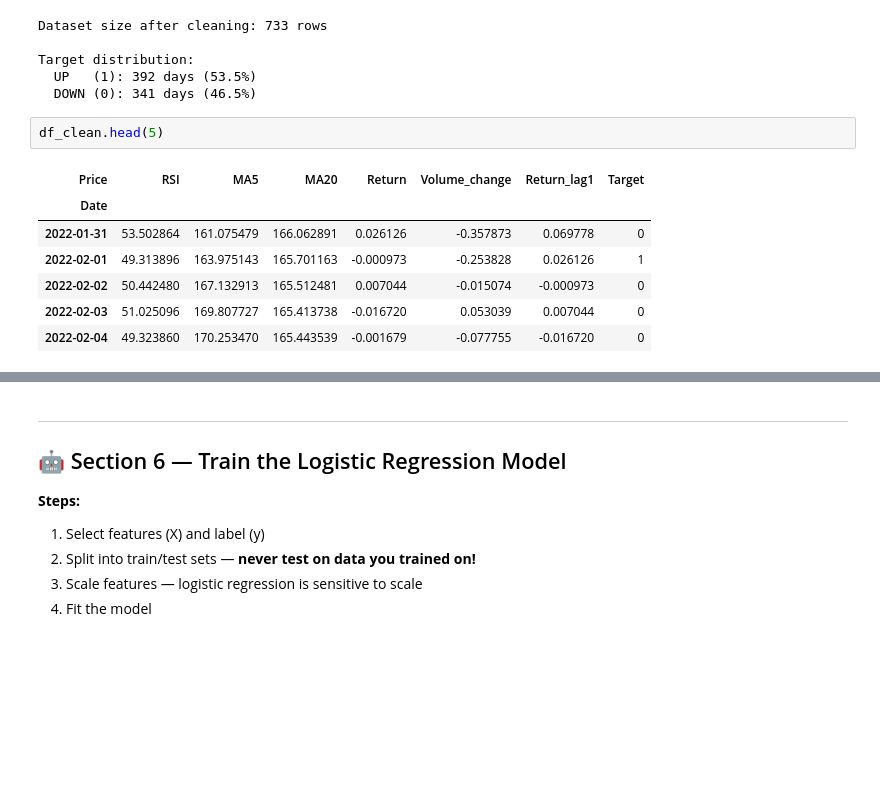
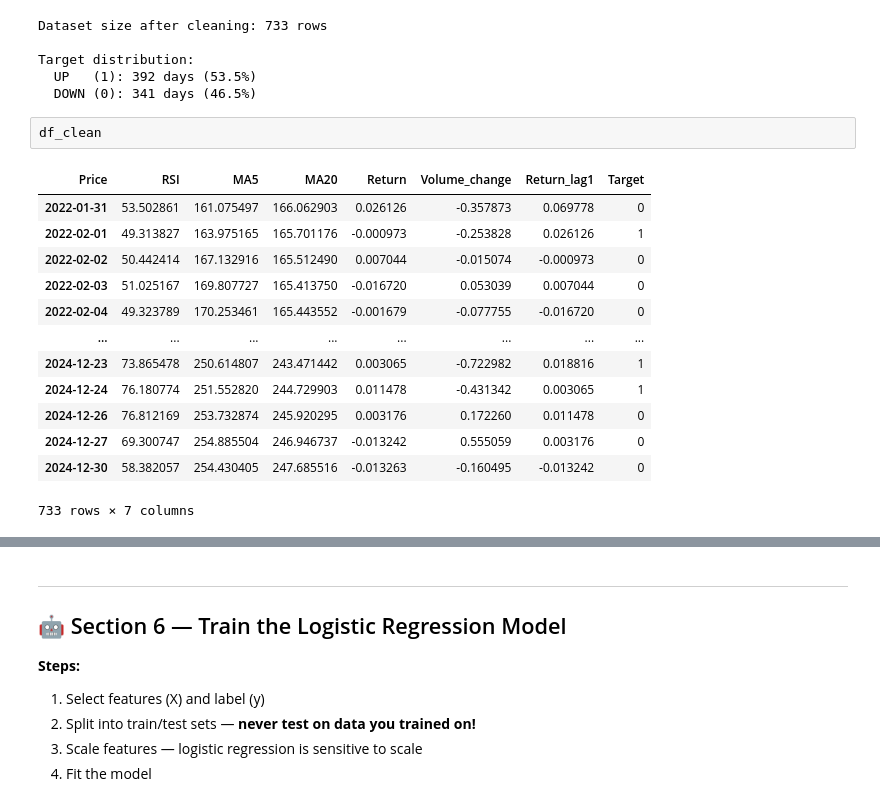
Before and after one commit to ash322ash422/tut_ml, a Jupyter notebook: 2_classify_logistic_regression/logistic_regression_stocks.ipynb, the cells around one changed output, grey strips where cells are left out. Cells and saved outputs as stored; diff of their text form; blank space fills up the shorter version.

```diff
--- a/2_classify_logistic_regression/logistic_regression_stocks.ipynb
+++ b/2_classify_logistic_regression/logistic_regression_stocks.ipynb
@@ -358,13 +413,19 @@ Target distribution:
   UP   (1): 392 days (53.5%)
   DOWN (0): 341 days (46.5%)
 # %%
-df_clean.head(5)
+df_clean
 # %% [output]
 | Price | RSI | MA5 | MA20 | Return | Volume_change | Return_lag1 | Target |
-| Date |  |  |  |  |  |  |  |
-| 2022-01-31 | 53.502864 | 161.075479 | 166.062891 | 0.026126 | -0.357873 | 0.069778 | 0 |
-| 2022-02-01 | 49.313896 | 163.975143 | 165.701163 | -0.000973 | -0.253828 | 0.026126 | 1 |
-| 2022-02-02 | 50.442480 | 167.132913 | 165.512481 | 0.007044 | -0.015074 | -0.000973 | 0 |
-| 2022-02-03 | 51.025096 | 169.807727 | 165.413738 | -0.016720 | 0.053039 | 0.007044 | 0 |
-| 2022-02-04 | 49.323860 | 170.253470 | 165.443539 | -0.001679 | -0.077755 | -0.016720 | 0 |
+| 2022-01-31 | 53.502861 | 161.075497 | 166.062903 | 0.026126 | -0.357873 | 0.069778 | 0 |
+| 2022-02-01 | 49.313827 | 163.975165 | 165.701176 | -0.000973 | -0.253828 | 0.026126 | 1 |
+| 2022-02-02 | 50.442414 | 167.132916 | 165.512490 | 0.007044 | -0.015074 | -0.000973 | 0 |
+| 2022-02-03 | 51.025167 | 169.807727 | 165.413750 | -0.016720 | 0.053039 | 0.007044 | 0 |
+| 2022-02-04 | 49.323789 | 170.253461 | 165.443552 | -0.001679 | -0.077755 | -0.016720 | 0 |
+| ... | ... | ... | ... | ... | ... | ... | ... |
+| 2024-12-23 | 73.865478 | 250.614807 | 243.471442 | 0.003065 | -0.722982 | 0.018816 | 1 |
+| 2024-12-24 | 76.180774 | 251.552820 | 244.729903 | 0.011478 | -0.431342 | 0.003065 | 1 |
+| 2024-12-26 | 76.812169 | 253.732874 | 245.920295 | 0.003176 | 0.172260 | 0.011478 | 0 |
+| 2024-12-27 | 69.300747 | 254.885504 | 246.946737 | -0.013242 | 0.555059 | 0.003176 | 0 |
+| 2024-12-30 | 58.382057 | 254.430405 | 247.685516 | -0.013263 | -0.160495 | -0.013242 | 0 |
+733 rows × 7 columns
 # %%
```
Also changed, not shown: parts of 37 cells of this notebook, 56 other files.
